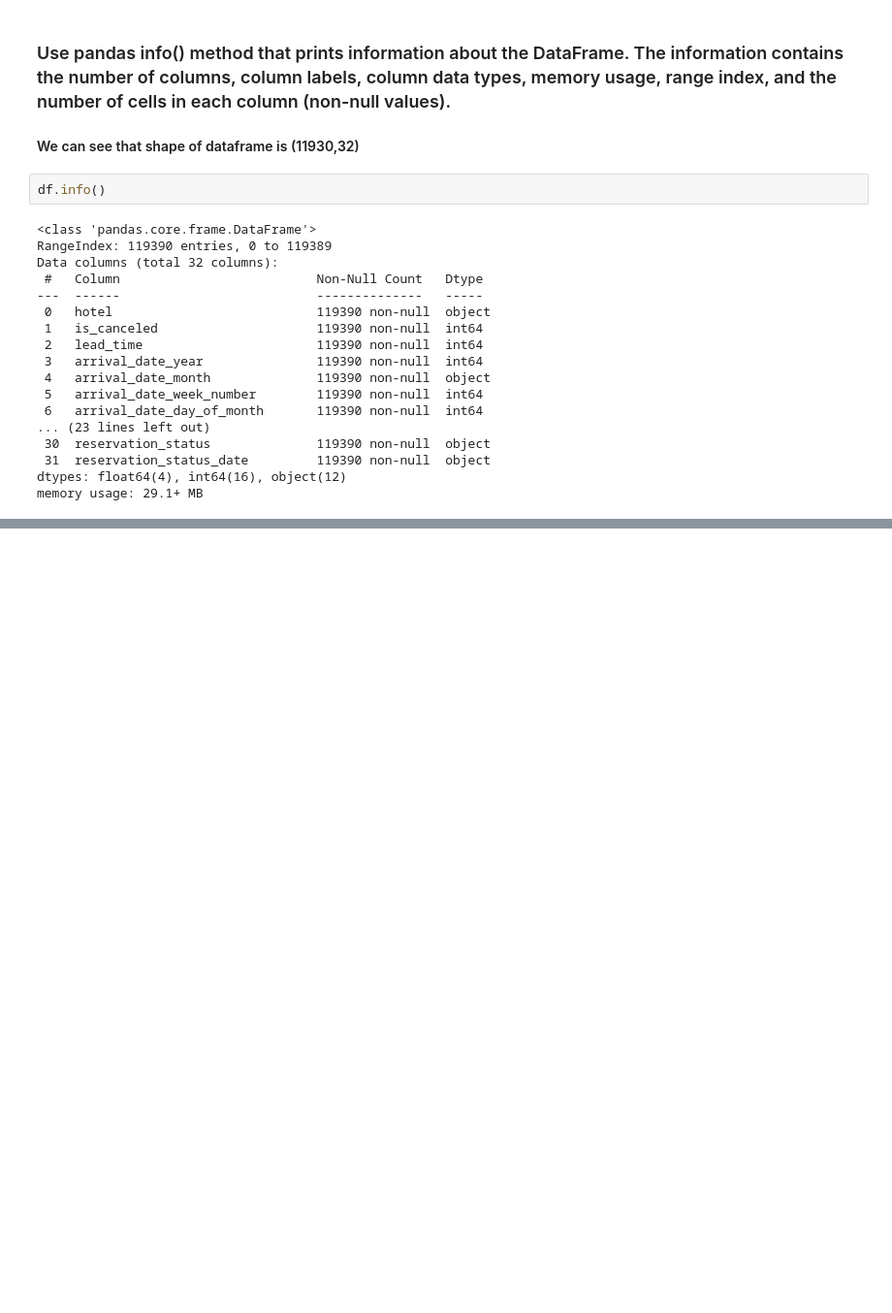
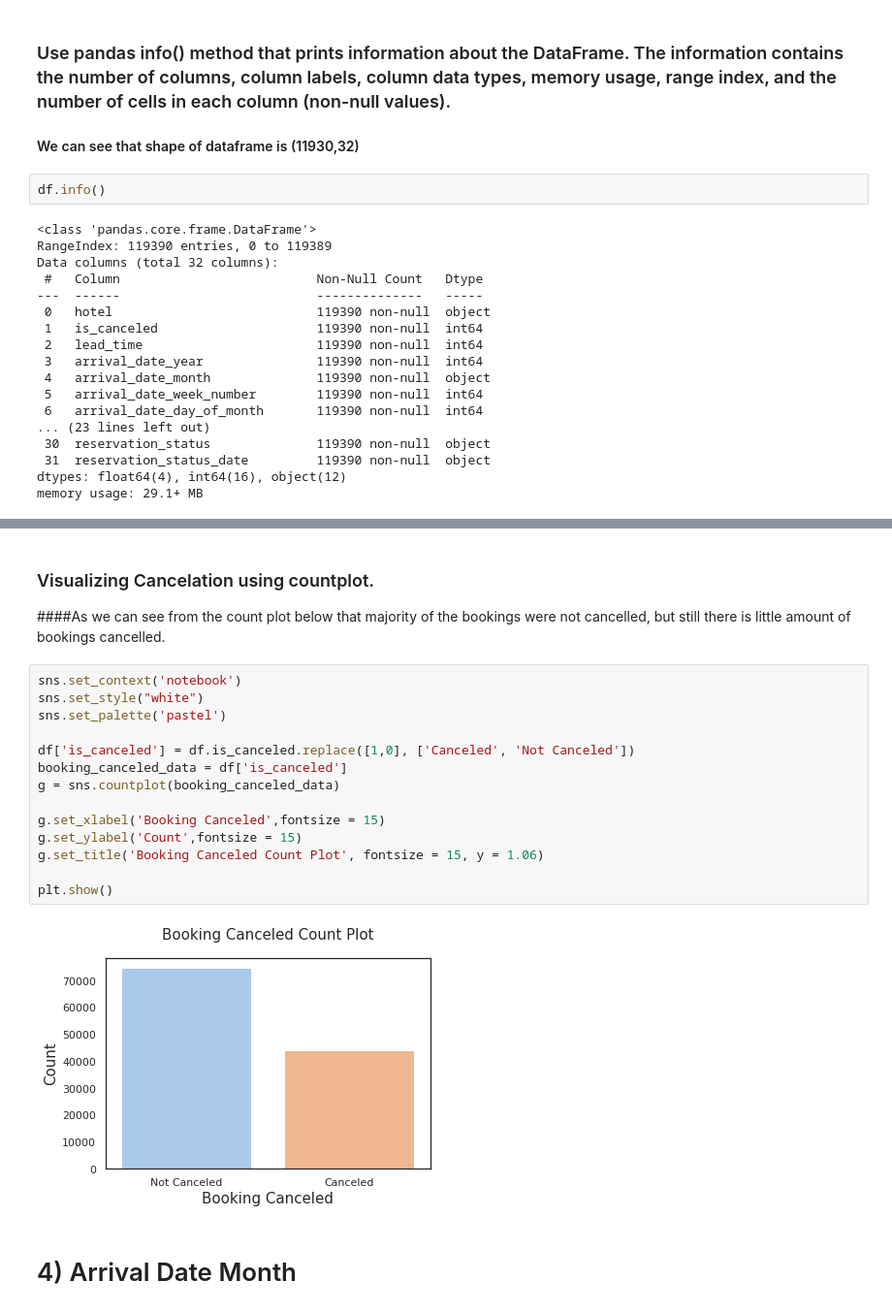
Before and after one commit to mdabushad/Hotel-Booking-Analysis-EDA-Capstone, a Jupyter notebook: data_machines_Hotel_Booking_Analysis_Capstone_Project.ipynb, the cells around one changed output, grey strips where cells are left out. Shown at 97% size. Saved outputs shown, nothing was run; the diff lists cells and outputs as text; blank space fills up the shorter version.

```diff
--- a/data_machines_Hotel_Booking_Analysis_Capstone_Project.ipynb
+++ b/data_machines_Hotel_Booking_Analysis_Capstone_Project.ipynb
@@ -59,0 +171,22 @@ memory usage: 29.1+ MB
+# %% [markdown]
+### Visualizing Cancelation using countplot.
+
+####As we can see from the count plot below that majority of the bookings were not cancelled, but still there is little amount of bookings cancelled.
+# %%
+sns.set_context('notebook')
+sns.set_style("white")
+sns.set_palette('pastel')
+
+df['is_canceled'] = df.is_canceled.replace([1,0], ['Canceled', 'Not Canceled'])
+booking_canceled_data = df['is_canceled']
+g = sns.countplot(booking_canceled_data)
+
+g.set_xlabel('Booking Canceled',fontsize = 15)
+g.set_ylabel('Count',fontsize = 15)
+g.set_title('Booking Canceled Count Plot', fontsize = 15, y = 1.06)
+
+plt.show()
+# %% [output]
+[figure, added]
+# %% [markdown]
+# 4) Arrival Date Month
```
Also changed, not shown: parts of 26 cells of this notebook.
